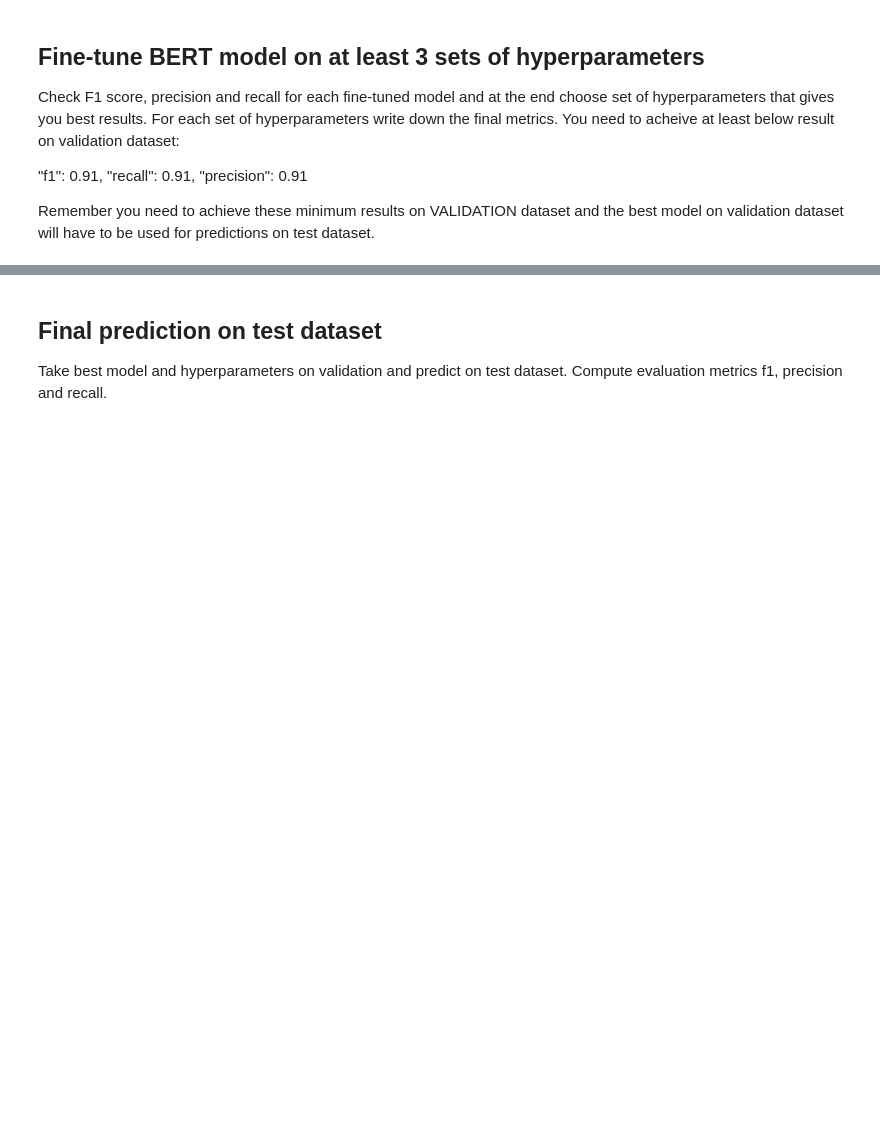
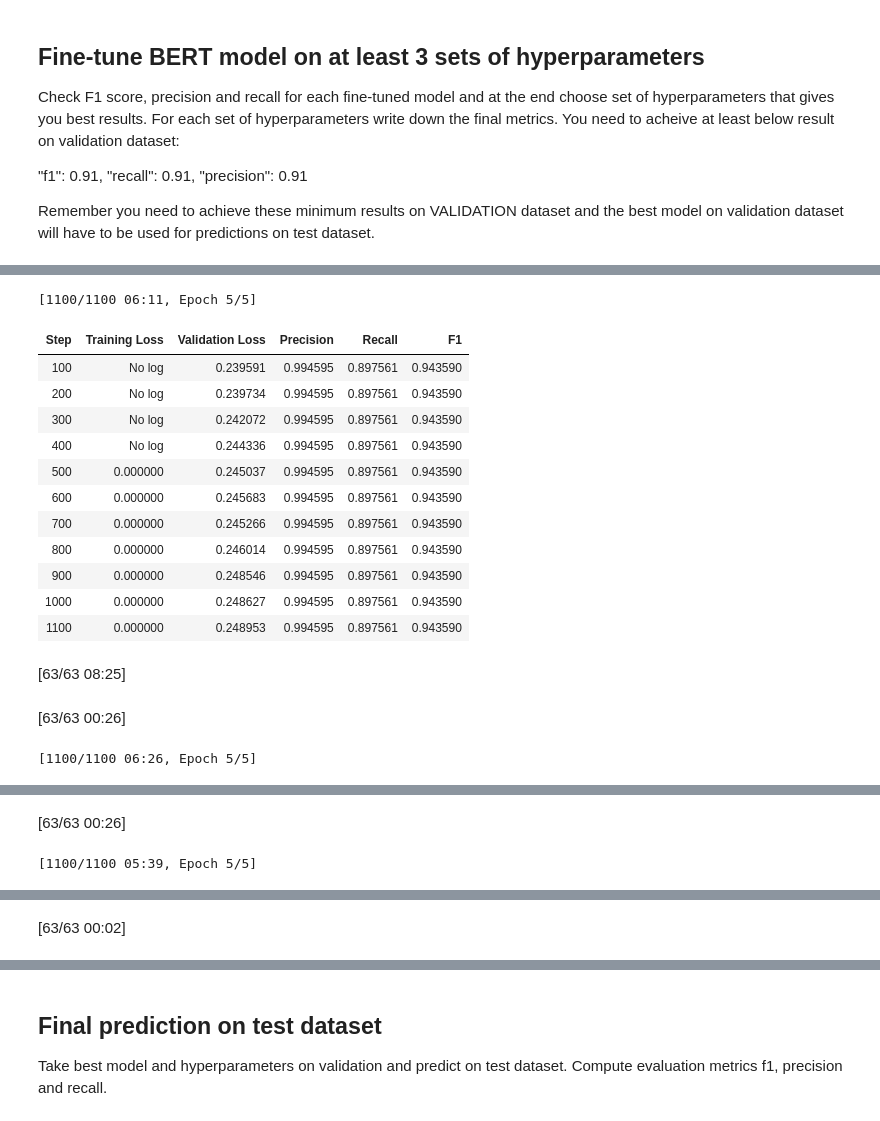
Before and after one commit to Fcera10/Lab04, a Jupyter notebook: assignment.ipynb, the cells around one changed output, grey strips where cells are left out. Cells and saved outputs as stored; diff of their text form; code cells hidden in the pictures; blank space fills up the shorter version.

```diff
--- a/assignment.ipynb
+++ b/assignment.ipynb
@@ -290,0 +360,69 @@ tokenizer.save_pretrained(model_saved_path)
+# %%
+#compare matrix
+def compute_metrics(pred=None,y_true=None,y_pred=None,average:str='binary'):
+  if pred is not None:
+    lab=pred.label_ids
+    y_pred=pred.predictions.argmax(-1)
+  elif y_true is not None and y_pred is not None:
+    lab=y_true
+  else:
+    raise ValueError("Need pred or both y_true and y_pred")
+  prec=precision_score(y_true=lab,y_pred=y_pred,average=average)
+  rec=recall_score(y_true=lab,y_pred=y_pred,average=average)
+  f1=f1_score(y_true=lab,y_pred=y_pred,average=average)
+  return {
+
+      'precision':prec,
+      'recall':rec,
+      'f1':f1
+  }
+# %%
+# run the code
+'''trainer = Trainer(
+        model=model,  # Pass the actual model instance
+        args=training_args_0,
+        train_dataset=train_dataset,
+        eval_dataset=val_dataset,
+        compute_metrics=compute_metrics
+    )'''
+# Train the model using the Trainer class.
+# This method will start the training process based on the configurations specified in the TrainingArguments.
+# The model will learn from the training data and be evaluated on the validation data according to the provided settings.
+
+#trainer.train()
+# Save the trained model to a specified directory after training is completed.
+# This allows you to persist the model and use it for future predictions or fine-tuning without retraining.
+'''model_saved_path='output/final/'
+trainer.save_model(model_saved_path)
+tokenizer.save_pretrained(model_saved_path)'''
+
+def train_fn(model, train_arg,train_dataset, val_dataset, compute_metrics):
+  Trainer(
+        model=model,  # Pass the actual model instance
+        args=train_arg,
+        train_dataset=train_dataset,
+        eval_dataset=val_dataset,
+        compute_metrics=compute_metrics
+  )
+  trainer.train()
+  return trainer.evaluate()
+eval_0=train_fn(model, training_args_0 ,train_dataset, val_dataset, compute_metrics)
+eval_1=train_fn(model, training_args_1 ,train_dataset, val_dataset, compute_metrics)
+eval_2=train_fn(model, training_args_2 ,train_dataset, val_dataset, compute_metrics)
+# %% [output]
+[1100/1100 06:11, Epoch 5/5]
+| Step | Training Loss | Validation Loss | Precision | Recall | F1 |
+| 100 | No log | 0.239591 | 0.994595 | 0.897561 | 0.943590 |
+| 200 | No log | 0.239734 | 0.994595 | 0.897561 | 0.943590 |
+| 300 | No log | 0.242072 | 0.994595 | 0.897561 | 0.943590 |
+| 400 | No log | 0.244336 | 0.994595 | 0.897561 | 0.943590 |
+| 500 | 0.000000 | 0.245037 | 0.994595 | 0.897561 | 0.943590 |
+| 600 | 0.000000 | 0.245683 | 0.994595 | 0.897561 | 0.943590 |
+| 700 | 0.000000 | 0.245266 | 0.994595 | 0.897561 | 0.943590 |
+| 800 | 0.000000 | 0.246014 | 0.994595 | 0.897561 | 0.943590 |
+| 900 | 0.000000 | 0.248546 | 0.994595 | 0.897561 | 0.943590 |
+| 1000 | 0.000000 | 0.248627 | 0.994595 | 0.897561 | 0.943590 |
+| 1100 | 0.000000 | 0.248953 | 0.994595 | 0.897561 | 0.943590 |
+[63/63 08:25]
+[63/63 00:26]
+[1100/1100 06:26, Epoch 5/5]
@@ -290,0 +441,2 @@ tokenizer.save_pretrained(model_saved_path)
+[63/63 00:26]
+[1100/1100 05:39, Epoch 5/5]
@@ -290,0 +455 @@ tokenizer.save_pretrained(model_saved_path)
+[63/63 00:02]
```
Also changed, not shown: parts of 8 cells of this notebook.
